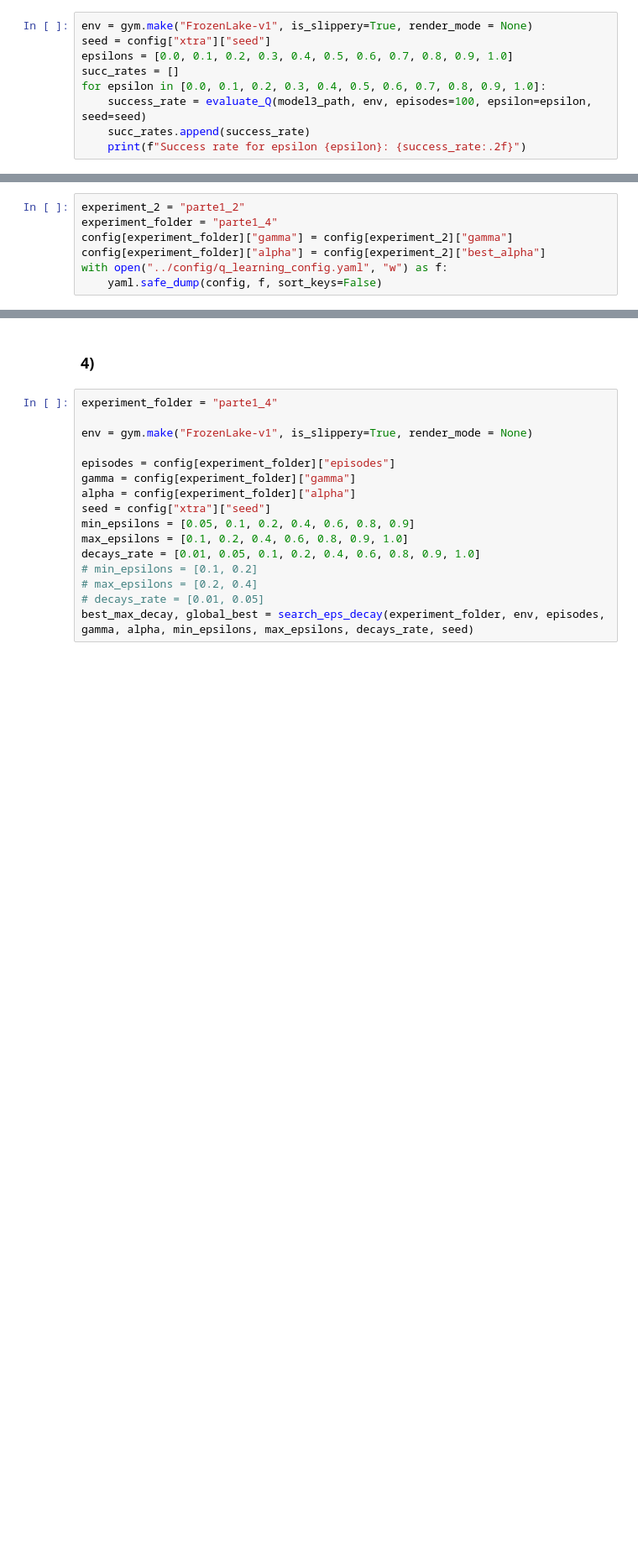
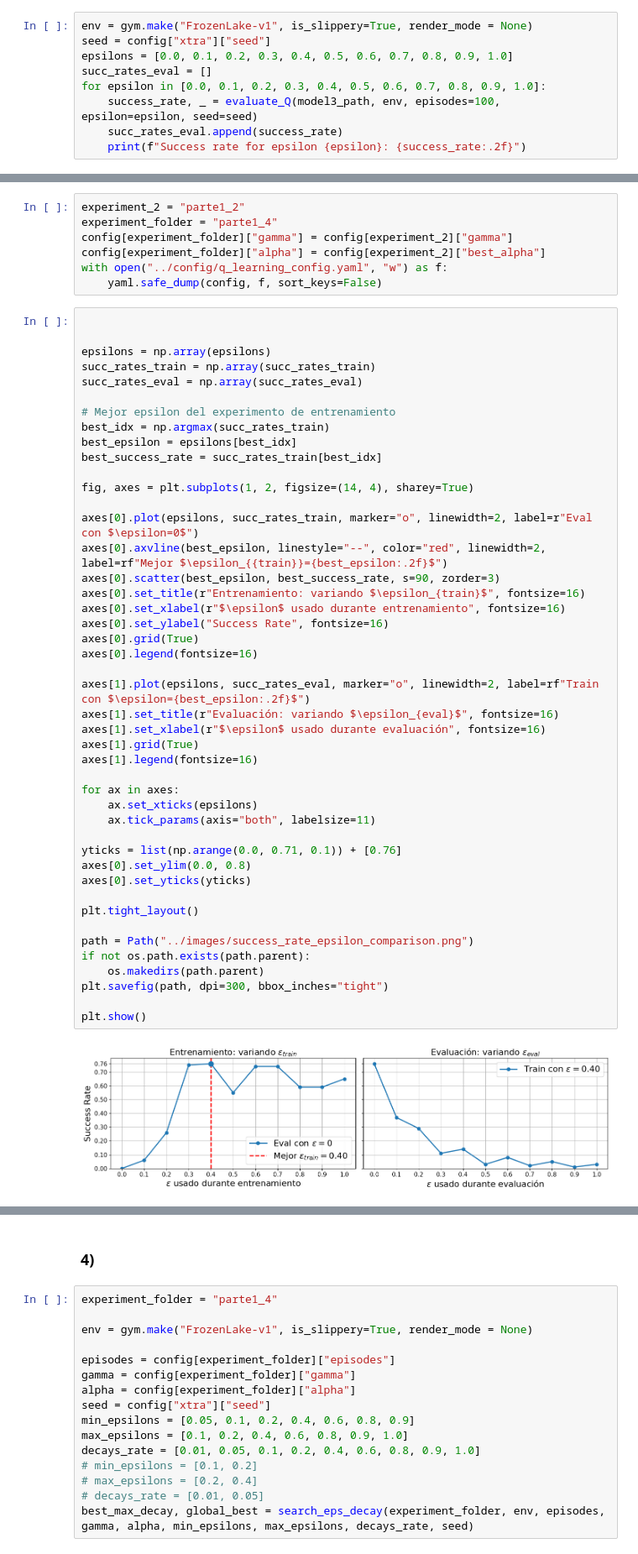
Before and after one commit to LucioLuque/RL-TP2, a Jupyter notebook: notebooks/parte2.ipynb, the cells around one changed output, grey strips where cells are left out. Shown at 84% size. Cells and saved outputs as stored; diff of their text form; blank space fills up the shorter version.

Commit message:
actualiza notebooks y plots

```diff
--- a/notebooks/parte2.ipynb
+++ b/notebooks/parte2.ipynb
@@ -136,10 +151,10 @@ Experiment ../runs/q_learning/parte1_2/epi_10000_a_0.01_g_0.99_eps_0.4 already e
 env = gym.make("FrozenLake-v1", is_slippery=True, render_mode = None)
 seed = config["xtra"]["seed"]
 epsilons = [0.0, 0.1, 0.2, 0.3, 0.4, 0.5, 0.6, 0.7, 0.8, 0.9, 1.0]
-succ_rates = []
+succ_rates_eval = []
 for epsilon in [0.0, 0.1, 0.2, 0.3, 0.4, 0.5, 0.6, 0.7, 0.8, 0.9, 1.0]:
-    success_rate = evaluate_Q(model3_path, env, episodes=100, epsilon=epsilon, seed=seed)
-    succ_rates.append(success_rate)
+    success_rate, _ = evaluate_Q(model3_path, env, episodes=100, epsilon=epsilon, seed=seed)
+    succ_rates_eval.append(success_rate)
     print(f"Success rate for epsilon {epsilon}: {success_rate:.2f}")
 # %% [output]
 Success rate for epsilon 0.0: 0.76
@@ -160,3 +175,50 @@ config[experiment_folder]["gamma"] = config[experiment_2]["gamma"]
 config[experiment_folder]["alpha"] = config[experiment_2]["best_alpha"]
 with open("../config/q_learning_config.yaml", "w") as f:
     yaml.safe_dump(config, f, sort_keys=False)
+# %%
+
+
+epsilons = np.array(epsilons)
+succ_rates_train = np.array(succ_rates_train)
+succ_rates_eval = np.array(succ_rates_eval)
+
+# Mejor epsilon del experimento de entrenamiento
+best_idx = np.argmax(succ_rates_train)
+best_epsilon = epsilons[best_idx]
+best_success_rate = succ_rates_train[best_idx]
+
+fig, axes = plt.subplots(1, 2, figsize=(14, 4), sharey=True)
+
+axes[0].plot(epsilons, succ_rates_train, marker="o", linewidth=2, label=r"Eval con $\epsilon=0$")
+axes[0].axvline(best_epsilon, linestyle="--", color="red", linewidth=2, label=rf"Mejor $\epsilon_{{train}}={best_epsilon:.2f}$")
+axes[0].scatter(best_epsilon, best_success_rate, s=90, zorder=3)
+axes[0].set_title(r"Entrenamiento: variando $\epsilon_{train}$", fontsize=16)
+axes[0].set_xlabel(r"$\epsilon$ usado durante entrenamiento", fontsize=16)
+axes[0].set_ylabel("Success Rate", fontsize=16)
+axes[0].grid(True)
+axes[0].legend(fontsize=16)
+
+axes[1].plot(epsilons, succ_rates_eval, marker="o", linewidth=2, label=rf"Train con $\epsilon={best_epsilon:.2f}$")
+axes[1].set_title(r"Evaluación: variando $\epsilon_{eval}$", fontsize=16)
+axes[1].set_xlabel(r"$\epsilon$ usado durante evaluación", fontsize=16)
+axes[1].grid(True)
+axes[1].legend(fontsize=16)
+
+for ax in axes:
+    ax.set_xticks(epsilons)
+    ax.tick_params(axis="both", labelsize=11)
+
+yticks = list(np.arange(0.0, 0.71, 0.1)) + [0.76]
+axes[0].set_ylim(0.0, 0.8)
+axes[0].set_yticks(yticks)
+
+plt.tight_layout()
+
+path = Path("../images/success_rate_epsilon_comparison.png")
+if not os.path.exists(path.parent):
+    os.makedirs(path.parent)
+plt.savefig(path, dpi=300, bbox_inches="tight")
+
+plt.show()
+# %% [output]
+[figure, added]
```
Also changed, not shown: parts of 12 cells of this notebook, 8 other files.
